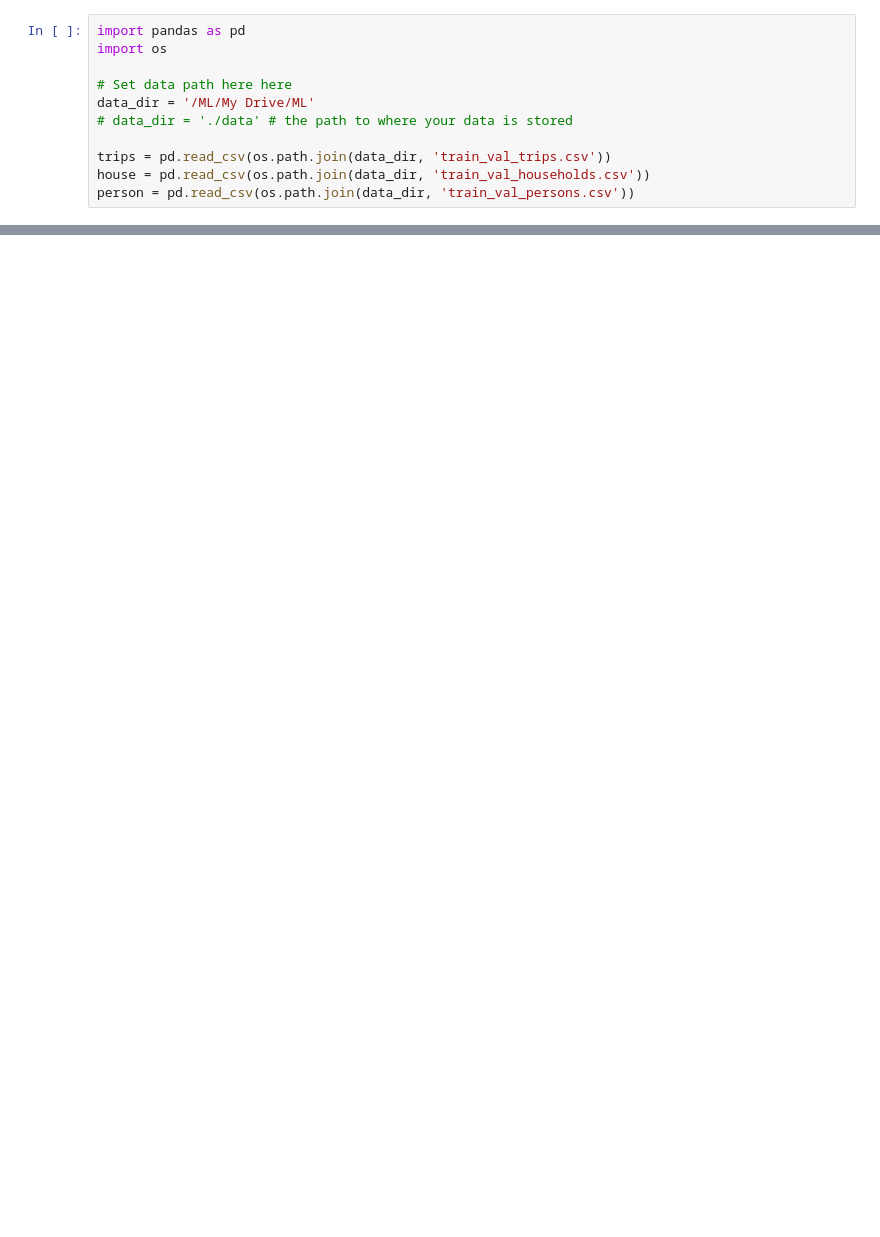
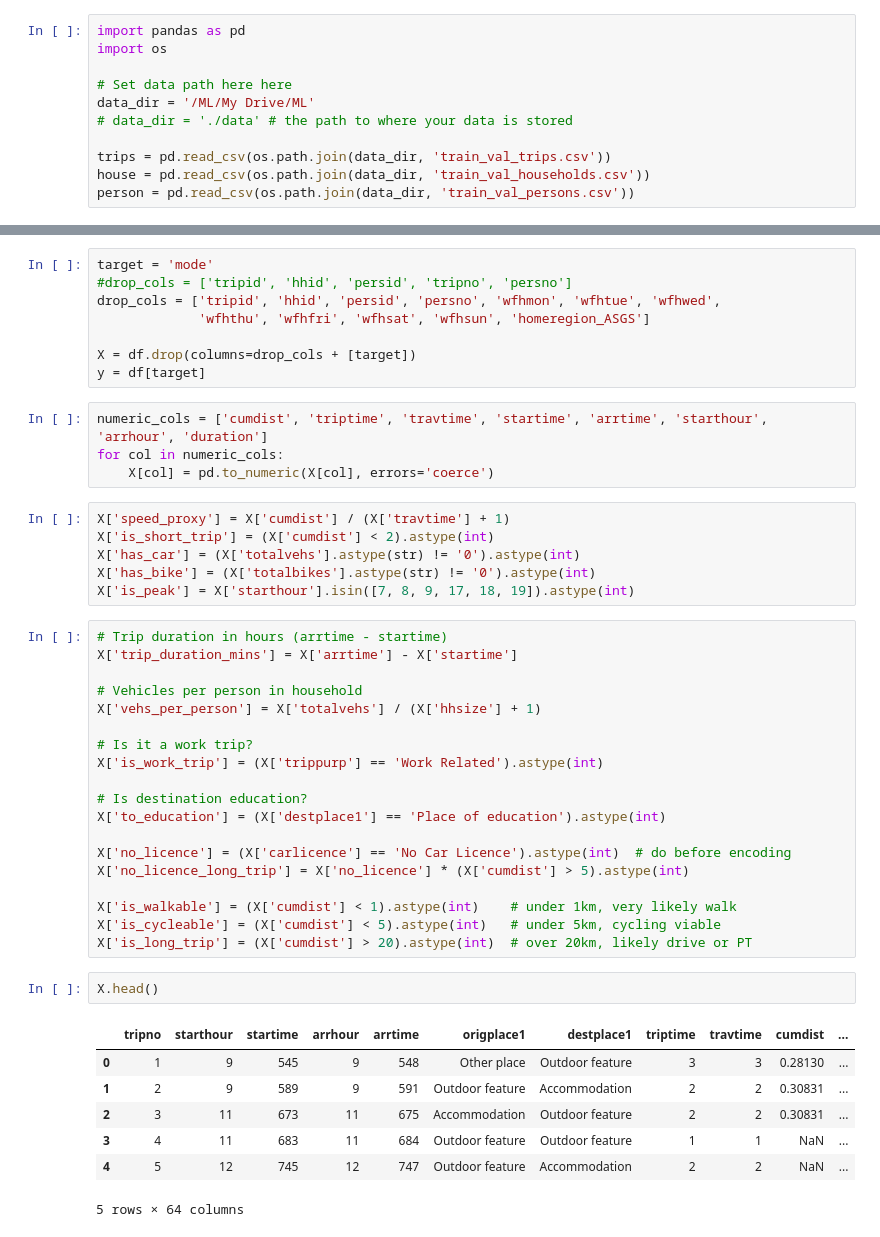
Before and after one commit to Almapian/Ml_hackathon, a Jupyter notebook: mlds_hackathon.ipynb, the cells around one changed output, grey strips where cells are left out. Cells and saved outputs as stored; diff of their text form; blank space fills up the shorter version.

```diff
--- a/mlds_hackathon.ipynb
+++ b/mlds_hackathon.ipynb
@@ -20,0 +77,47 @@ person = pd.read_csv(os.path.join(data_dir, 'train_val_persons.csv'))
+# %%
+target = 'mode'
+#drop_cols = ['tripid', 'hhid', 'persid', 'tripno', 'persno']
+drop_cols = ['tripid', 'hhid', 'persid', 'persno', 'wfhmon', 'wfhtue', 'wfhwed',
+             'wfhthu', 'wfhfri', 'wfhsat', 'wfhsun', 'homeregion_ASGS']
+
+X = df.drop(columns=drop_cols + [target])
+y = df[target]
+# %%
+numeric_cols = ['cumdist', 'triptime', 'travtime', 'startime', 'arrtime', 'starthour', 'arrhour', 'duration']
+for col in numeric_cols:
+    X[col] = pd.to_numeric(X[col], errors='coerce')
+# %%
+X['speed_proxy'] = X['cumdist'] / (X['travtime'] + 1)
+X['is_short_trip'] = (X['cumdist'] < 2).astype(int)
+X['has_car'] = (X['totalvehs'].astype(str) != '0').astype(int)
+X['has_bike'] = (X['totalbikes'].astype(str) != '0').astype(int)
+X['is_peak'] = X['starthour'].isin([7, 8, 9, 17, 18, 19]).astype(int)
+# %%
+# Trip duration in hours (arrtime - startime)
+X['trip_duration_mins'] = X['arrtime'] - X['startime']
+
+# Vehicles per person in household
+X['vehs_per_person'] = X['totalvehs'] / (X['hhsize'] + 1)
+
+# Is it a work trip?
+X['is_work_trip'] = (X['trippurp'] == 'Work Related').astype(int)
+
+# Is destination education?
+X['to_education'] = (X['destplace1'] == 'Place of education').astype(int)
+
+X['no_licence'] = (X['carlicence'] == 'No Car Licence').astype(int)  # do before encoding
+X['no_licence_long_trip'] = X['no_licence'] * (X['cumdist'] > 5).astype(int)
+
+X['is_walkable'] = (X['cumdist'] < 1).astype(int)    # under 1km, very likely walk
+X['is_cycleable'] = (X['cumdist'] < 5).astype(int)   # under 5km, cycling viable
+X['is_long_trip'] = (X['cumdist'] > 20).astype(int)  # over 20km, likely drive or PT
+# %%
+X.head()
+# %% [output]
+|  | tripno | starthour | startime | arrhour | arrtime | origplace1 | destplace1 | triptime | travtime | cumdist | ... |
+| 0 | 1 | 9 | 545 | 9 | 548 | Other place | Outdoor feature | 3 | 3 | 0.28130 | ... |
+| 1 | 2 | 9 | 589 | 9 | 591 | Outdoor feature | Accommodation | 2 | 2 | 0.30831 | ... |
+| 2 | 3 | 11 | 673 | 11 | 675 | Accommodation | Outdoor feature | 2 | 2 | 0.30831 | ... |
+| 3 | 4 | 11 | 683 | 11 | 684 | Outdoor feature | Outdoor feature | 1 | 1 | NaN | ... |
+| 4 | 5 | 12 | 745 | 12 | 747 | Outdoor feature | Accommodation | 2 | 2 | NaN | ... |
+5 rows × 64 columns
```
Also changed, not shown: parts of 9 cells of this notebook.
